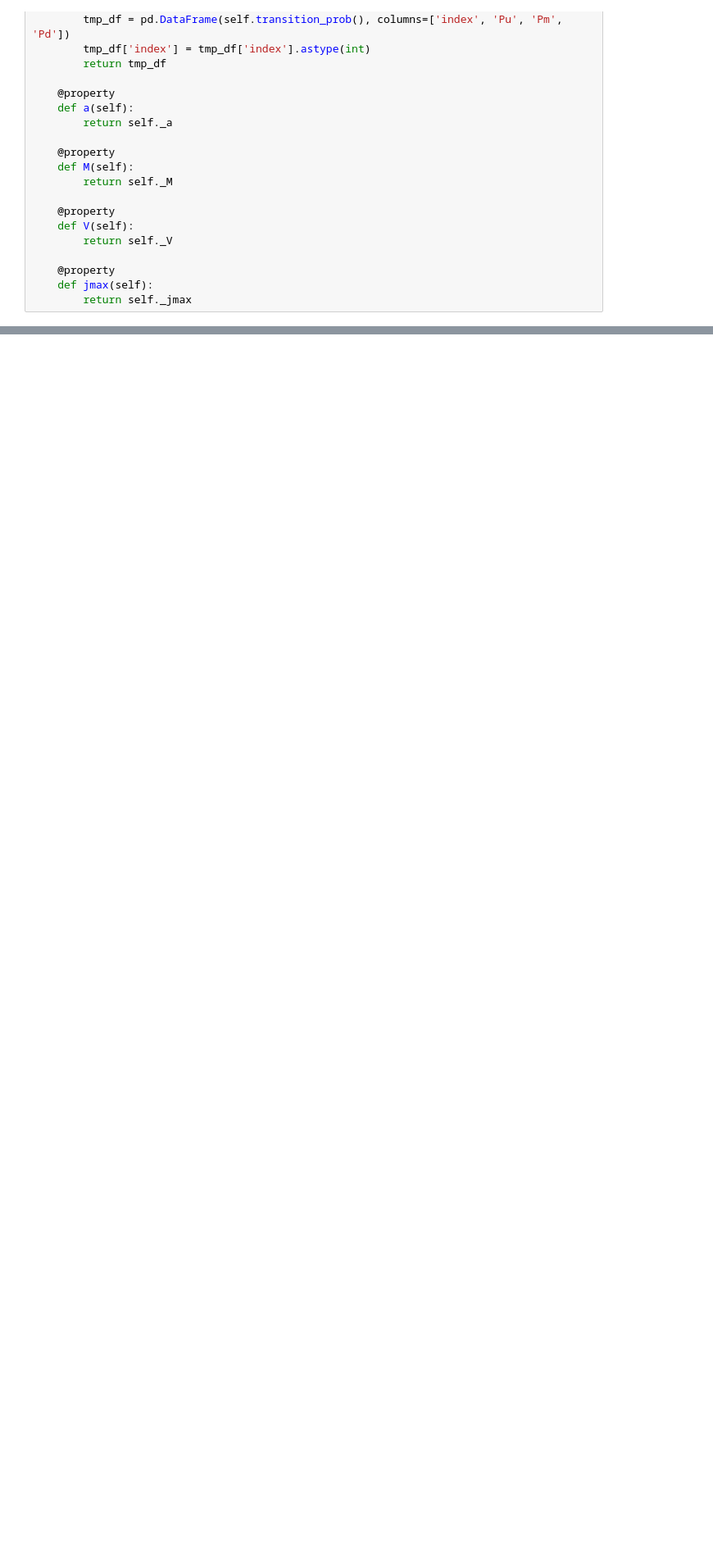
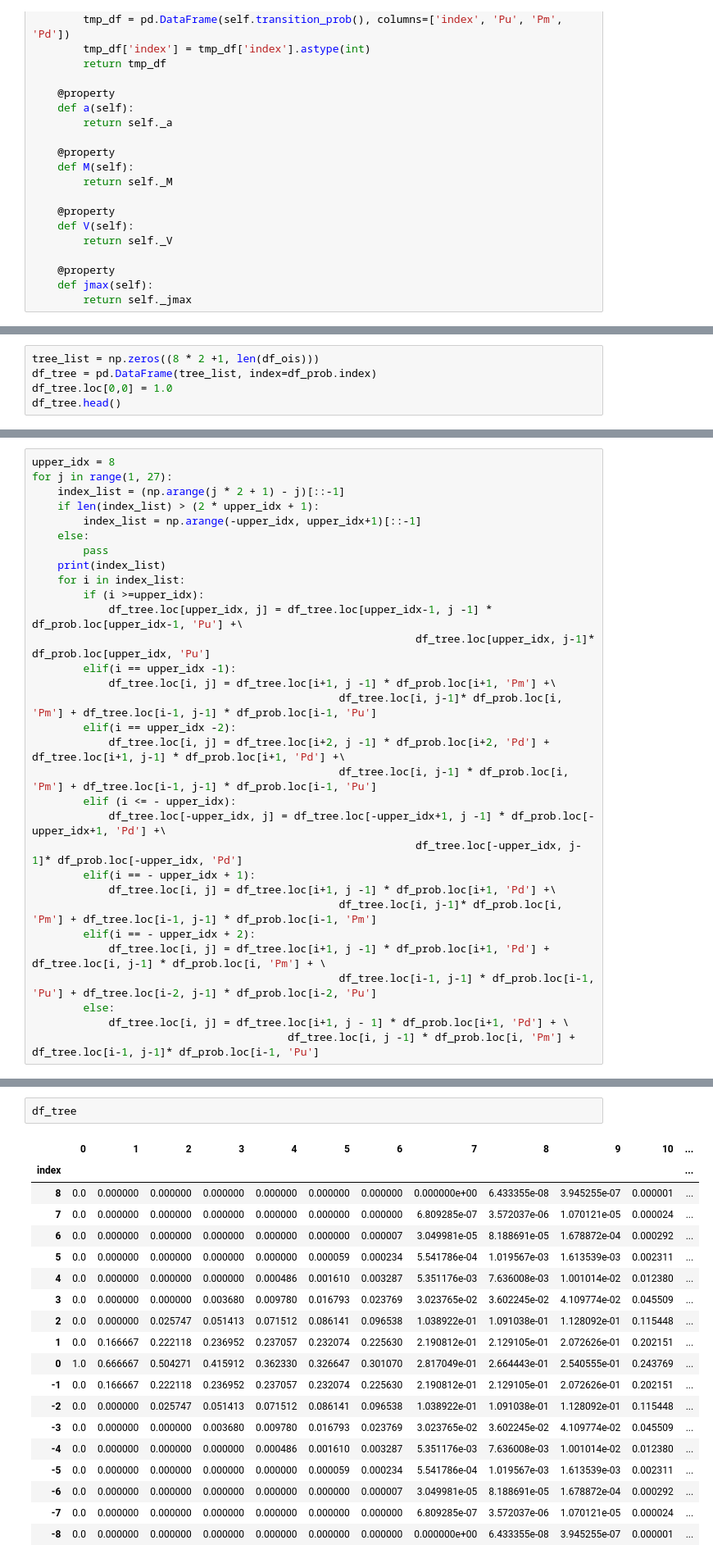
Before and after one commit to singlino0619/Finance, a Jupyter notebook: HullWhite/Hull_White_Trinomial_Tree.ipynb, the cells around one changed output, grey strips where cells are left out. Shown at 82% size. Drawn from its saved outputs; the diff is of its cells as text; blank space fills up the shorter version.

```diff
--- a/HullWhite/Hull_White_Trinomial_Tree.ipynb
+++ b/HullWhite/Hull_White_Trinomial_Tree.ipynb
@@ -149,0 +173,5 @@ tree_obj.transition_prob_df().set_index('index')
+# %%
+tree_list = np.zeros((8 * 2 +1, len(df_ois)))
+df_tree = pd.DataFrame(tree_list, index=df_prob.index)
+df_tree.loc[0,0] = 1.0
+df_tree.head()
@@ -149,0 +186,31 @@ tree_obj.transition_prob_df().set_index('index')
+# %%
+upper_idx = 8
+for j in range(1, 27):
+    index_list = (np.arange(j * 2 + 1) - j)[::-1]
+    if len(index_list) > (2 * upper_idx + 1):
+        index_list = np.arange(-upper_idx, upper_idx+1)[::-1]
+    else:
+        pass
+    print(index_list)
+    for i in index_list:
+        if (i >=upper_idx):
+            df_tree.loc[upper_idx, j] = df_tree.loc[upper_idx-1, j -1] * df_prob.loc[upper_idx-1, 'Pu'] +\
+                                                            df_tree.loc[upper_idx, j-1]* df_prob.loc[upper_idx, 'Pu']
+        elif(i == upper_idx -1):
+            df_tree.loc[i, j] = df_tree.loc[i+1, j -1] * df_prob.loc[i+1, 'Pm'] +\
+                                                df_tree.loc[i, j-1]* df_prob.loc[i, 'Pm'] + df_tree.loc[i-1, j-1] * df_prob.loc[i-1, 'Pu']
+        elif(i == upper_idx -2):
+            df_tree.loc[i, j] = df_tree.loc[i+2, j -1] * df_prob.loc[i+2, 'Pd'] + df_tree.loc[i+1, j-1] * df_prob.loc[i+1, 'Pd'] +\
+                                                df_tree.loc[i, j-1] * df_prob.loc[i, 'Pm'] + df_tree.loc[i-1, j-1] * df_prob.loc[i-1, 'Pu']
+        elif (i <= - upper_idx):
+            df_tree.loc[-upper_idx, j] = df_tree.loc[-upper_idx+1, j -1] * df_prob.loc[-upper_idx+1, 'Pd'] +\
+                                                            df_tree.loc[-upper_idx, j-1]* df_prob.loc[-upper_idx, 'Pd']
+        elif(i == - upper_idx + 1):
+            df_tree.loc[i, j] = df_tree.loc[i+1, j -1] * df_prob.loc[i+1, 'Pd'] +\
+                                                df_tree.loc[i, j-1]* df_prob.loc[i, 'Pm'] + df_tree.loc[i-1, j-1] * df_prob.loc[i-1, 'Pm']
+        elif(i == - upper_idx + 2):
+            df_tree.loc[i, j] = df_tree.loc[i+1, j -1] * df_prob.loc[i+1, 'Pd'] + df_tree.loc[i, j-1] * df_prob.loc[i, 'Pm'] + \
+                                                df_tree.loc[i-1, j-1] * df_prob.loc[i-1, 'Pu'] + df_tree.loc[i-2, j-1] * df_prob.loc[i-2, 'Pu']
+        else:
+            df_tree.loc[i, j] = df_tree.loc[i+1, j - 1] * df_prob.loc[i+1, 'Pd'] + \
+                                        df_tree.loc[i, j -1] * df_prob.loc[i, 'Pm'] + df_tree.loc[i-1, j-1]* df_prob.loc[i-1, 'Pu']
@@ -149,0 +235,22 @@ tree_obj.transition_prob_df().set_index('index')
+# %%
+df_tree
+# %% [output]
+|  | 0 | 1 | 2 | 3 | 4 | 5 | 6 | 7 | 8 | 9 | 10 | ... |
+| index |  |  |  |  |  |  |  |  |  |  |  | ... |
+| 8 | 0.0 | 0.000000 | 0.000000 | 0.000000 | 0.000000 | 0.000000 | 0.000000 | 0.000000e+00 | 6.433355e-08 | 3.945255e-07 | 0.000001 | ... |
+| 7 | 0.0 | 0.000000 | 0.000000 | 0.000000 | 0.000000 | 0.000000 | 0.000000 | 6.809285e-07 | 3.572037e-06 | 1.070121e-05 | 0.000024 | ... |
+| 6 | 0.0 | 0.000000 | 0.000000 | 0.000000 | 0.000000 | 0.000000 | 0.000007 | 3.049981e-05 | 8.188691e-05 | 1.678872e-04 | 0.000292 | ... |
+| 5 | 0.0 | 0.000000 | 0.000000 | 0.000000 | 0.000000 | 0.000059 | 0.000234 | 5.541786e-04 | 1.019567e-03 | 1.613539e-03 | 0.002311 | ... |
+| 4 | 0.0 | 0.000000 | 0.000000 | 0.000000 | 0.000486 | 0.001610 | 0.003287 | 5.351176e-03 | 7.636008e-03 | 1.001014e-02 | 0.012380 | ... |
+| 3 | 0.0 | 0.000000 | 0.000000 | 0.003680 | 0.009780 | 0.016793 | 0.023769 | 3.023765e-02 | 3.602245e-02 | 4.109774e-02 | 0.045509 | ... |
+| 2 | 0.0 | 0.000000 | 0.025747 | 0.051413 | 0.071512 | 0.086141 | 0.096538 | 1.038922e-01 | 1.091038e-01 | 1.128092e-01 | 0.115448 | ... |
+| 1 | 0.0 | 0.166667 | 0.222118 | 0.236952 | 0.237057 | 0.232074 | 0.225630 | 2.190812e-01 | 2.129105e-01 | 2.072626e-01 | 0.202151 | ... |
+| 0 | 1.0 | 0.666667 | 0.504271 | 0.415912 | 0.362330 | 0.326647 | 0.301070 | 2.817049e-01 | 2.664443e-01 | 2.540555e-01 | 0.243769 | ... |
+| -1 | 0.0 | 0.166667 | 0.222118 | 0.236952 | 0.237057 | 0.232074 | 0.225630 | 2.190812e-01 | 2.129105e-01 | 2.072626e-01 | 0.202151 | ... |
+| -2 | 0.0 | 0.000000 | 0.025747 | 0.051413 | 0.071512 | 0.086141 | 0.096538 | 1.038922e-01 | 1.091038e-01 | 1.128092e-01 | 0.115448 | ... |
+| -3 | 0.0 | 0.000000 | 0.000000 | 0.003680 | 0.009780 | 0.016793 | 0.023769 | 3.023765e-02 | 3.602245e-02 | 4.109774e-02 | 0.045509 | ... |
+| -4 | 0.0 | 0.000000 | 0.000000 | 0.000000 | 0.000486 | 0.001610 | 0.003287 | 5.351176e-03 | 7.636008e-03 | 1.001014e-02 | 0.012380 | ... |
+| -5 | 0.0 | 0.000000 | 0.000000 | 0.000000 | 0.000000 | 0.000059 | 0.000234 | 5.541786e-04 | 1.019567e-03 | 1.613539e-03 | 0.002311 | ... |
+| -6 | 0.0 | 0.000000 | 0.000000 | 0.000000 | 0.000000 | 0.000000 | 0.000007 | 3.049981e-05 | 8.188691e-05 | 1.678872e-04 | 0.000292 | ... |
+| -7 | 0.0 | 0.000000 | 0.000000 | 0.000000 | 0.000000 | 0.000000 | 0.000000 | 6.809285e-07 | 3.572037e-06 | 1.070121e-05 | 0.000024 | ... |
+| -8 | 0.0 | 0.000000 | 0.000000 | 0.000000 | 0.000000 | 0.000000 | 0.000000 | 0.000000e+00 | 6.433355e-08 | 3.945255e-07 | 0.000001 | ... |
```
Also changed, not shown: parts of 22 cells of this notebook.
